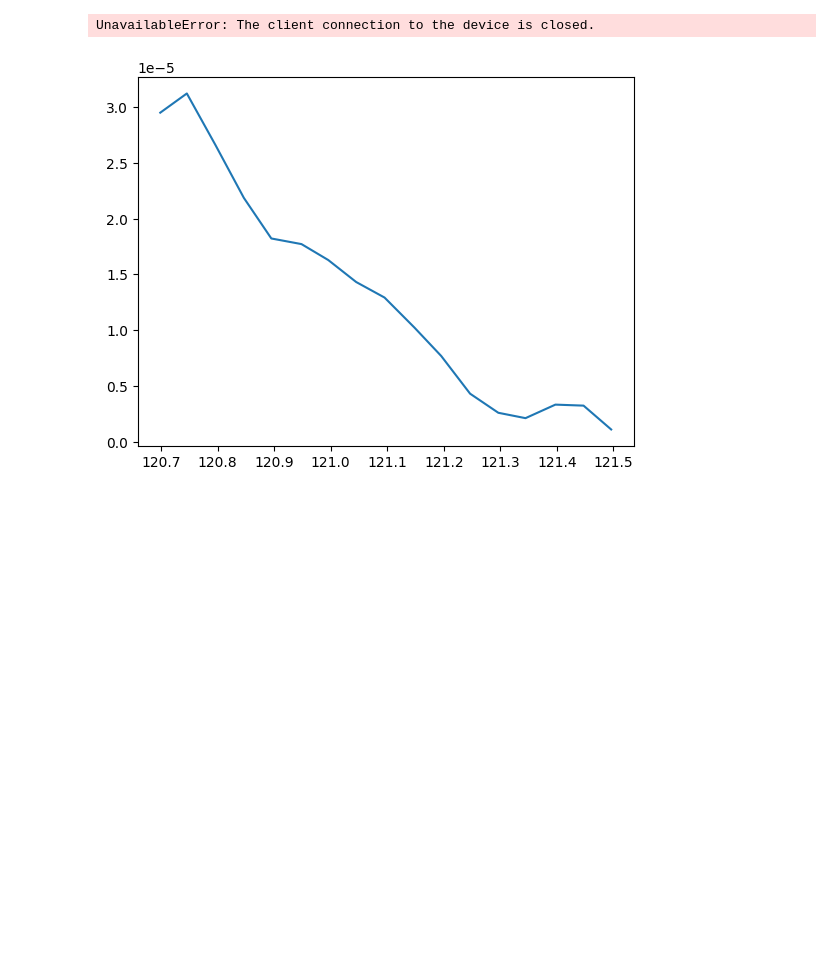
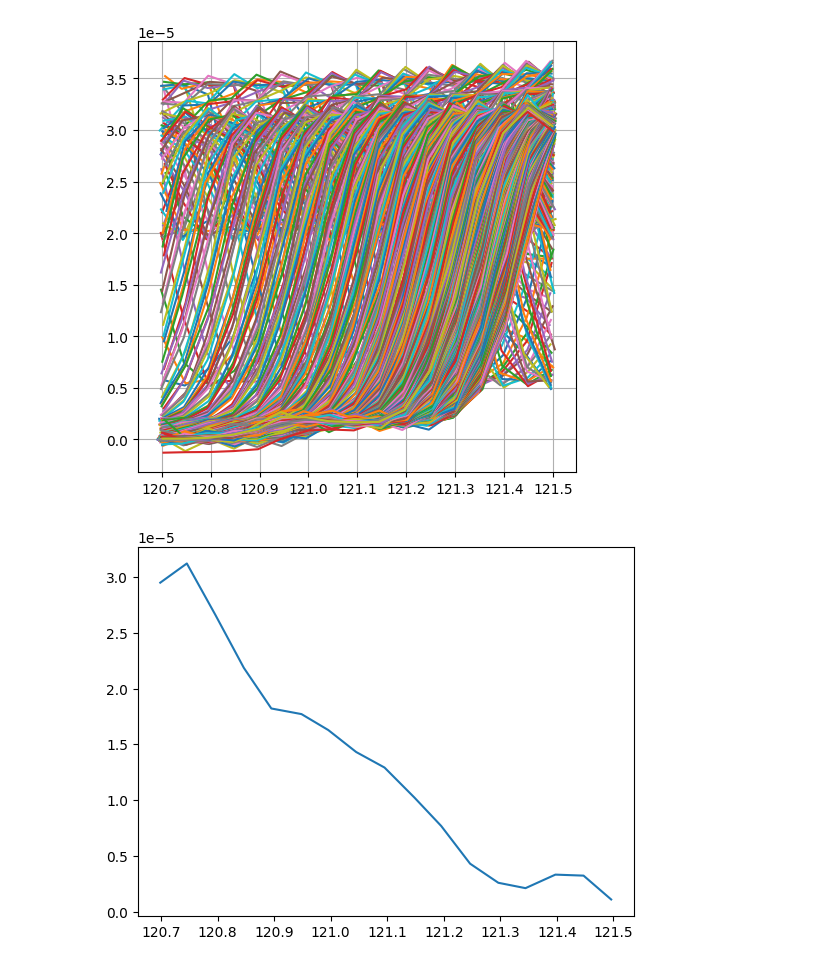
Before and after one commit to jacornelison/PROWLS-Control, a Jupyter notebook: Scripts/prowlscontrol_class_test_notebook.ipynb, the cells around one changed output. Drawn from its saved outputs; the diff is of its cells as text; code cells hidden in the pictures; blank space fills up the shorter version.

```diff
--- a/Scripts/prowlscontrol_class_test_notebook.ipynb
+++ b/Scripts/prowlscontrol_class_test_notebook.ipynb
@@ -18,4 +25,13 @@ ServerApp.rate_limit_window=3.0 (secs)
 # %%
-pc.laser_toggle_off()
+fignum = 1
+fig = plt.figure(fignum,figsize=(5,5))
+
+for scanidx,scan in enumerate(pc.multiscan_data):
+    plt.plot(scan['Frequency'],scan['Lockin X'])
+
+
+plt.tight_layout()
+plt.grid(True)
+plt.show()
 # %% [output]
-UnavailableError: The client connection to the device is closed.
+[figure, added]
```
Also changed, not shown: parts of 4 cells of this notebook, 7 other files.
